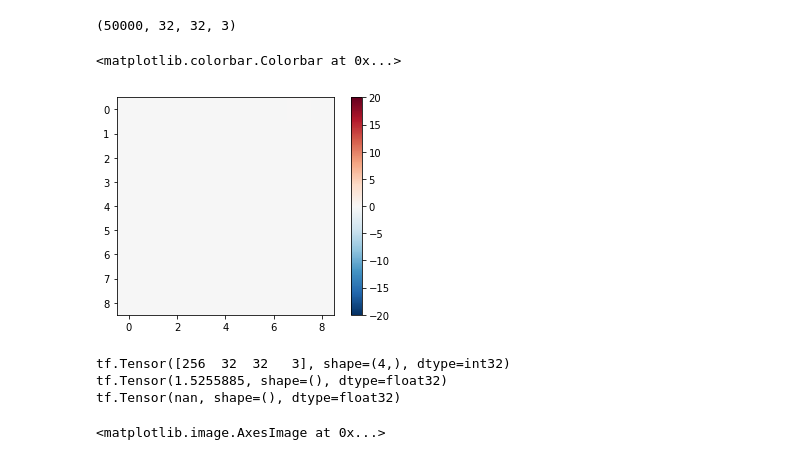
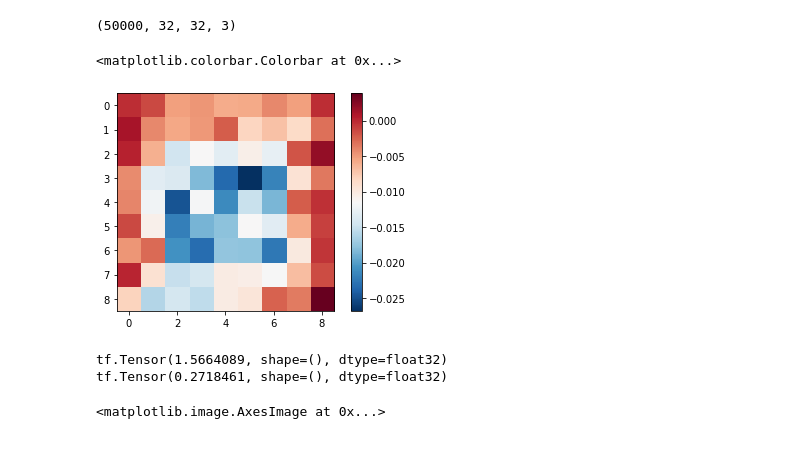
Before and after one commit to bemc22/spectral-gans, a Jupyter notebook: notebooks/GSDtrain.ipynb, the cells around one changed output. Saved outputs shown, nothing was run; the diff lists cells and outputs as text; code cells hidden in the pictures.

```diff
--- a/notebooks/GSDtrain.ipynb
+++ b/notebooks/GSDtrain.ipynb
@@ -66,20 +69,21 @@ D = make_discriminator(input_shape, features=features, factors=FACTOR)
 # %%
 input_image = np.expand_dims(train_images[0, ...], axis = 0)
 gen_output = A(input_image, training=False)
 
-discriminator = Discriminatorpix2pix()
+discriminator = Discriminatorpix2pix(in_shape = (32, 32, 3), tar_shape=(32,32,3))
 plt.imshow(gen_output[0, ...])
-disc_out = discriminator([input_image, gen_output], training=False)
-plt.imshow(disc_out[0, ..., -1], vmin=-20, vmax=20, cmap='RdBu_r')
+disc_out = discriminator([input_image, gen_output ], training=False)
+vmin = np.min(disc_out)
+vmax = np.max(disc_out)
+plt.imshow(disc_out[0, ..., -1], vmin=vmin, vmax=vmax, cmap='RdBu_r')
 plt.colorbar()
 # %% [output]
 <matplotlib.colorbar.Colorbar at 0x...>
-[figure, old version]
+[figure, new version]
 # %%
 images = next(iter(train_dataset))
 
 generated_images = A(images, training=True)
-print(tf.shape(generated_images))
 real_output = discriminator([images, images], training=True)
 fake_output = discriminator([images, generated_images], training=True)
 
@@ -90,9 +94,8 @@ D_loss = discriminator_losspix2pix(real_output, fake_output)
 print(D_loss)
 print(A_loss)
 # %% [output]
-tf.Tensor([256  32  32   3], shape=(4,), dtype=int32)
-tf.Tensor(1.5255885, shape=(), dtype=float32)
-tf.Tensor(nan, shape=(), dtype=float32)
+tf.Tensor(1.5664089, shape=(), dtype=float32)
+tf.Tensor(0.2718461, shape=(), dtype=float32)
 # %%
 plt.imshow(gen_output[0, ...], vmin = np.min(gen_output), vmax = np.max(gen_output))
 # %% [output]
```
Also changed, not shown: parts of 9 cells of this notebook, 3 other files.
